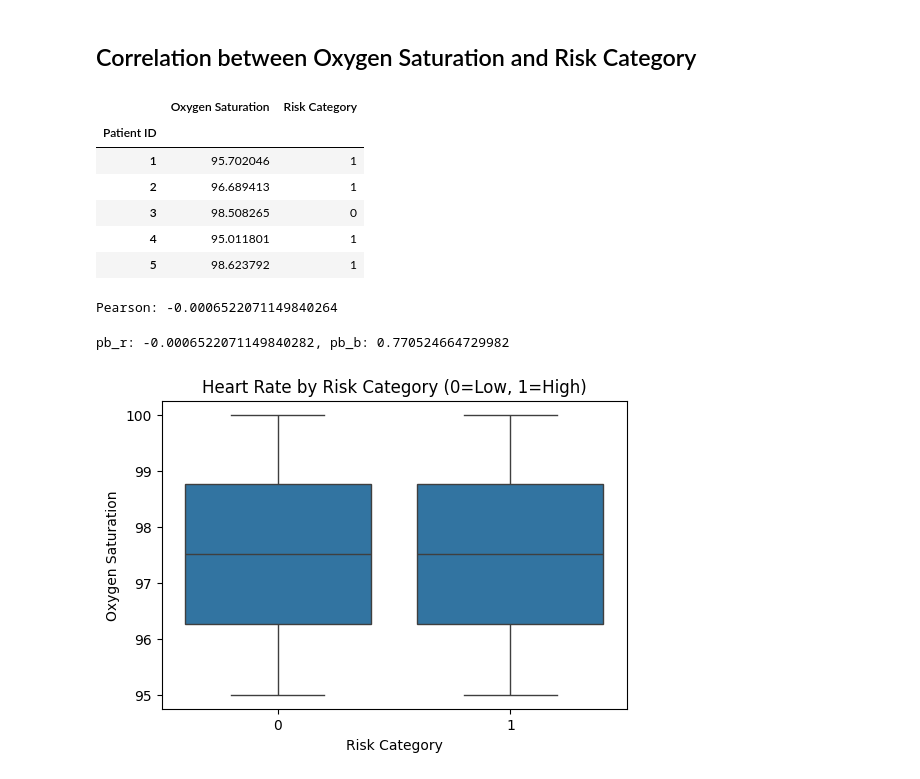
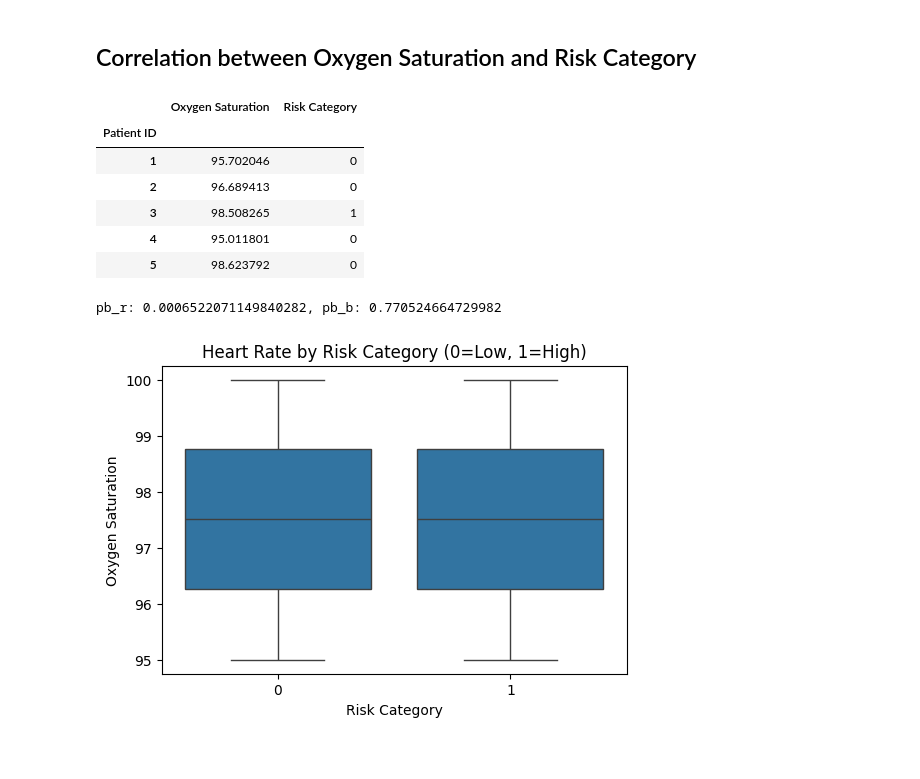
Before and after one commit to Ritushwar/safetronics, a Jupyter notebook: visualize.ipynb, the cells around one changed output. Cells and saved outputs as stored; diff of their text form; code cells hidden in the pictures.

```diff
--- a/visualize.ipynb
+++ b/visualize.ipynb
@@ -97,3 +209,3 @@ memory usage: 16.8+ MB
 # %%
-df_1.rename(columns={"Weight (kg)":"Weight","Derived_HRV":"HRV","Derived_BMI":"BMI"},inplace=True)
+df_2.rename(columns={"Weight (kg)":"Weight","Derived_HRV":"HRV","Derived_BMI":"BMI"},inplace=True)
 # %%
@@ -142,6 +234,0 @@ df_1['Risk Category'].value_counts().plot.pie()
-# %%
-# mapping low risk and high risk to numeric valu
-#df_1['Risk Category'] = df_1['Risk Category'].map({"High Risk":1, "Low Risk":0})
-label_encoder = LabelEncoder()
-df_1['Risk Category'] = label_encoder.fit_transform(df_1['Risk Category'])    # High Risk: 0, Low Risk: 1
-df_1['Gender'] = label_encoder.fit_transform(df_1['Gender'])                  # Female_0, Male:1
@@ -158,11 +235,12 @@ df_1.head()
 # %% [markdown]
 ## Correlation Between Heart Rate and Risk Category
 # %%
+# measures linear relationship between two continuos variable
 # calculating Pearson correlation for checking the correlation between
 # Heart rate and Risk Category
 
 # ensure for numeric value
-df_1['Heart Rate'] = pd.to_numeric(df_1['Heart Rate'],errors='coerce')
+df_2['Heart Rate'] = pd.to_numeric(df_2['Heart Rate'],errors='coerce')
 # df_corr = df_1.dropna(subset=['Heart Rate', 'Risk Category']) // optional if NULL data
-df_corr = df_1[['Heart Rate','Risk Category']]
+df_corr3 = df_2[['Heart Rate','Risk Category']]
 # %%
@@ -208,10 +279,10 @@ plt.show()
 ## Correlation Between Body Temperature and Risk Category
 # %%
 # ensure for numeric value
-df_1['Body Temperature'] = pd.to_numeric(df_1['Body Temperature'],errors='coerce')
+df_2['Body Temperature'] = pd.to_numeric(df_2['Body Temperature'],errors='coerce')
 # df_corr = df_1.dropna(subsets=['Body Temperature','Risk Category])   # option if NULL
-df_Corr_2 = df_1[['Body Temperature','Risk Category']]
-df_Corr_2.head()
+df_Corr_4 = df_1[['Body Temperature','Risk Category']]
+df_Corr_4.head()
 # %% [output]
 |  | Body Temperature | Risk Category |
 | Patient ID |  |  |
@@ -246,29 +311,23 @@ plt.show()
 ## Correlation between Oxygen Saturation and Risk Category
 # %%
 # ensore for numeric value
-df_1['Oxygen Saturation'] = pd.to_numeric(df_1['Oxygen Saturation'],errors='coerce')
-df_corr_3 = df_1[['Oxygen Saturation','Risk Category']]
-df_corr_3.head()
+df_2['Oxygen Saturation'] = pd.to_numeric(df_2['Oxygen Saturation'],errors='coerce')
+df_corr_5 = df_1[['Oxygen Saturation','Risk Category']]
+df_corr_5.head()
 # %% [output]
 |  | Oxygen Saturation | Risk Category |
 | Patient ID |  |  |
-| 1 | 95.702046 | 1 |
-| 2 | 96.689413 | 1 |
-| 3 | 98.508265 | 0 |
-| 4 | 95.011801 | 1 |
-| 5 | 98.623792 | 1 |
+| 1 | 95.702046 | 0 |
+| 2 | 96.689413 | 0 |
+| 3 | 98.508265 | 1 |
+| 4 | 95.011801 | 0 |
+| 5 | 98.623792 | 0 |
-# %%
-# pearson correlation
-pearson_3 = df_corr_3['Oxygen Saturation'].corr(df_corr_3['Risk Category'])
-print(f"Pearson: {pearson_3}")
-# %% [output]
-Pearson: -0.0006522071149840264
 # %%
 # point biserial
-pb_r, pb_p = stats.pointbiserialr(df_corr_3['Oxygen Saturation'],df_corr_3['Risk Category'])
+pb_r, pb_p = stats.pointbiserialr(df_corr_5['Oxygen Saturation'],df_corr_5['Risk Category'])
 print(f"pb_r: {pb_r}, pb_b: {pb_p}")
 # %% [output]
-pb_r: -0.0006522071149840282, pb_b: 0.770524664729982
+pb_r: 0.0006522071149840282, pb_b: 0.770524664729982
 # %%
 # Visualization between Heat Rate and Risk Category
 plt.figure(figsize=(6,4))
```
Also changed, not shown: parts of 45 cells of this notebook.
